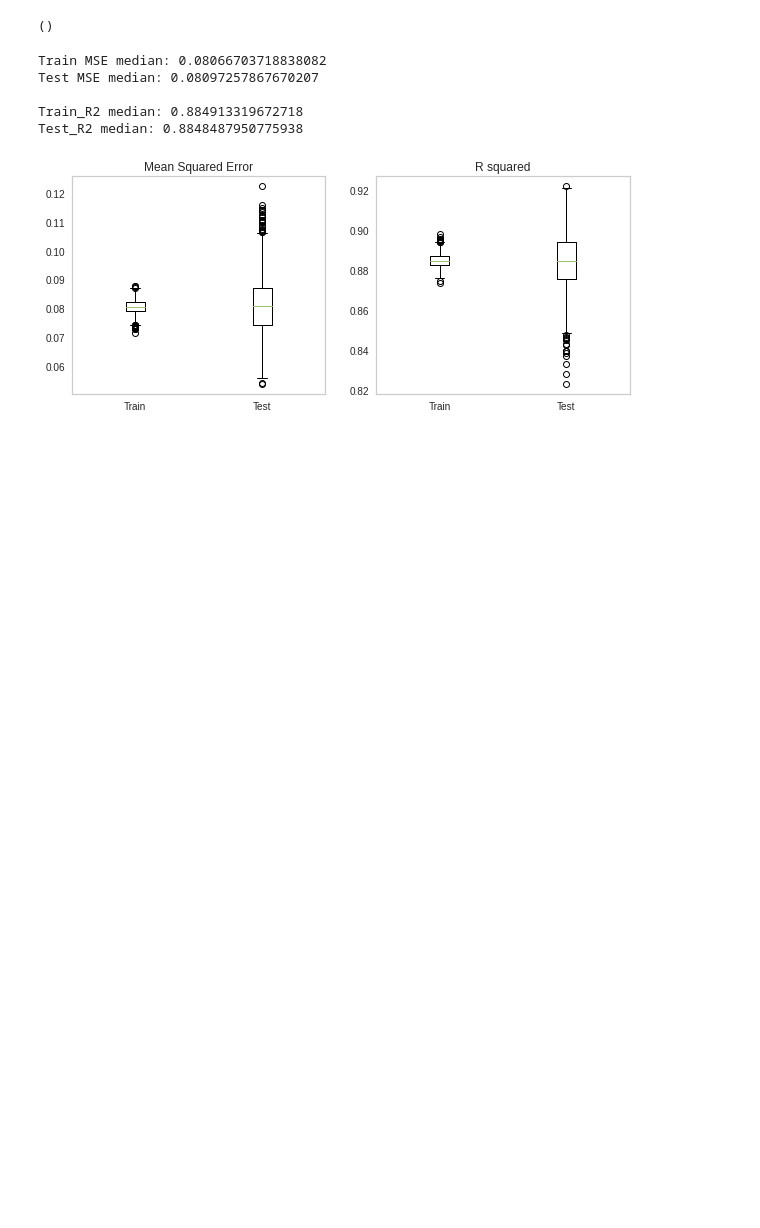
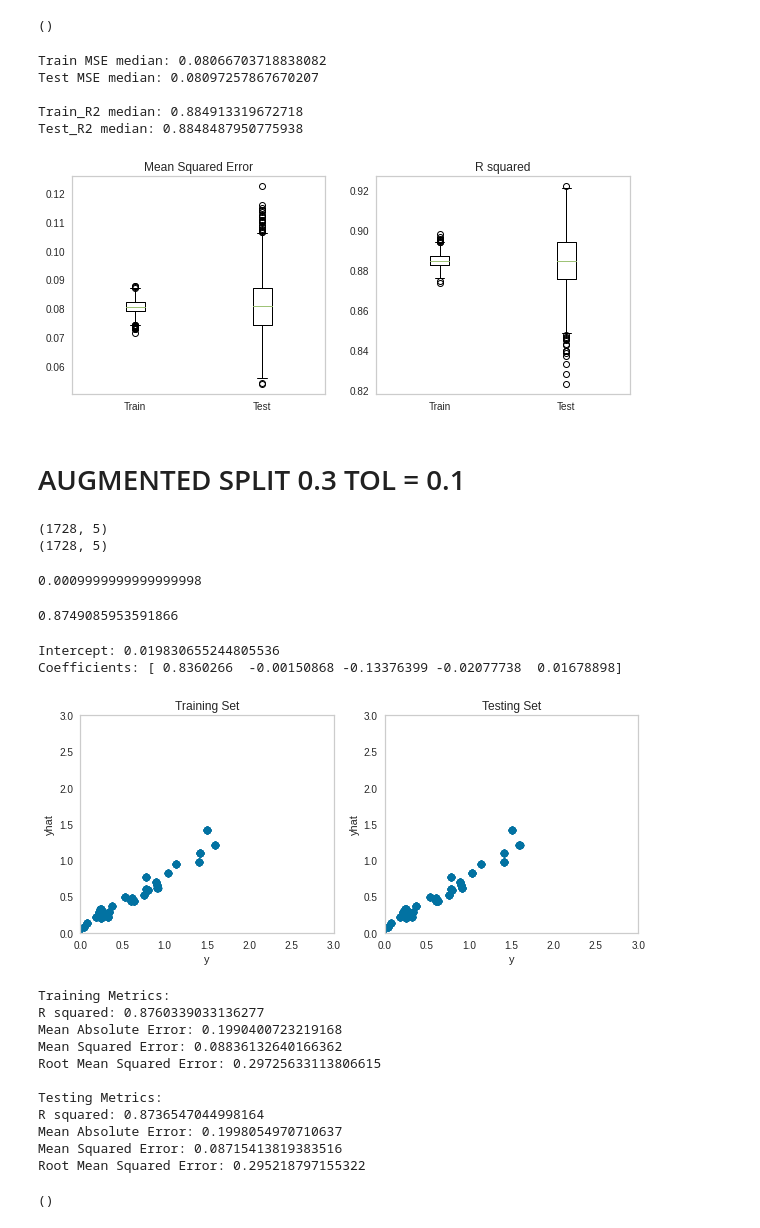
Before and after one commit to JF11579/Adelphi, a Jupyter notebook: Spring5_4.ipynb, the cells around one changed output. Cells and saved outputs as stored; diff of their text form; code cells hidden in the pictures; blank space fills up the shorter version.

```diff
--- a/Spring5_4.ipynb
+++ b/Spring5_4.ipynb
@@ -994,3 +996,52 @@ Test MSE median: 0.08097257867670207
 Train_R2 median: 0.884913319672718
 Test_R2 median: 0.8848487950775938
 [figure]
+# %% [markdown]
+# AUGMENTED SPLIT 0.3 TOL = 0.1
+# %%
+X_train, X_test, y_train, y_test = train_test_split(X, y, test_size=0.5, random_state=5)
+print(X_train.shape)
+print(X_test.shape)
+# %% [output]
+(1728, 5)
+(1728, 5)
+# %%
+1# CV = X train split
+2 #LassoReg = LassoCV(cv = 16, random_state=1, tol =1).fit(X, y)
+3 # CV = X split
+4 #LassoReg = LassoCV(cv = 27, random_state=1, tol =1).fit(X, y)
+LassoReg = LassoCV(cv = 43, random_state=1, tol = 0.1, n_alphas=5).fit(X, y) # CV = X 6 LassoReg.alphas_[4]/LassoReg.alphas_[0]
+LassoReg.alphas_[4]/LassoReg.alphas_[0]
+# %% [output]
+0.0009999999999999998
+# %%
+LassoReg.score(X,y)
+# %% [output]
+0.8749085953591866
+# %%
+y_pred_Train = LassoReg .predict(X_train) #Predictions on training model
+y_pred_Test = LassoReg .predict(X_test) #Predictions on testing model
+
+print('Intercept:',LassoReg .intercept_) #Intercept: -4.4999751446869665
+print('Coefficients:', LassoReg .coef_)
+# %% [output]
+Intercept: 0.019830655244805536
+Coefficients: [ 0.8360266  -0.00150868 -0.13376399 -0.02077738  0.01678898]
+# %%
+
+Prediction_Plots(y_train, y_pred_Train, y_test, y_pred_Test)
+Metrics_Printer(y_train, y_pred_Train, y_test, y_pred_Test)
+# %% [output]
+[figure, added]
+Training Metrics:
+R squared: 0.8760339033136277
+Mean Absolute Error: 0.1990400723219168
+Mean Squared Error: 0.08836132640166362
+Root Mean Squared Error: 0.29725633113806615
+
+Testing Metrics:
+R squared: 0.8736547044998164
+Mean Absolute Error: 0.1998054970710637
+Mean Squared Error: 0.08715413819383516
+Root Mean Squared Error: 0.295218797155322
+()
```
Also changed, not shown: parts of 30 cells of this notebook.
